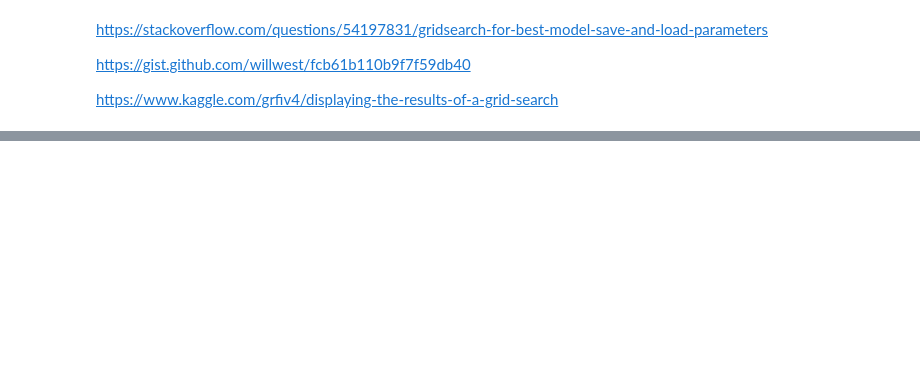
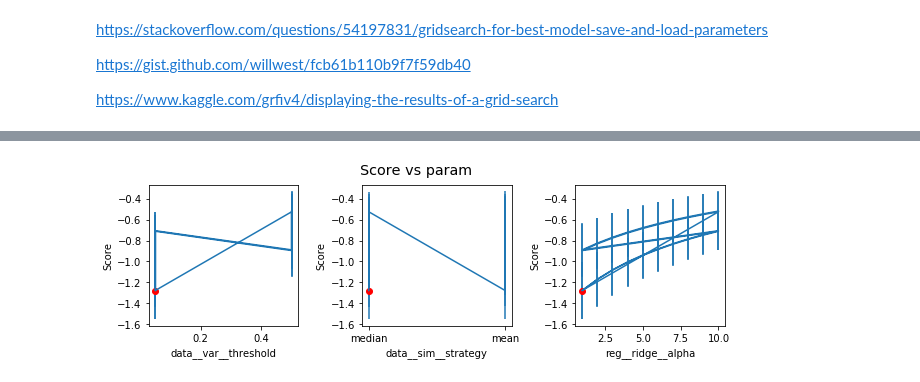
Before and after one commit to lineojcd/aml-2019, a Jupyter notebook: task1/test_pipeline.ipynb, the cells around one changed output, grey strips where cells are left out. Saved outputs shown, nothing was run; the diff lists cells and outputs as text; code cells hidden in the pictures; blank space fills up the shorter version.

```diff
--- a/task1/test_pipeline.ipynb
+++ b/task1/test_pipeline.ipynb
@@ -76,0 +80,4 @@ for i in param_grid.keys():
+# %%
+plot_grid_search_all(grid_search, 'test.png', fit_time=0)
+# %% [output]
+[figure, added]
```
Also changed, not shown: parts of 8 cells of this notebook, 4 other files.
